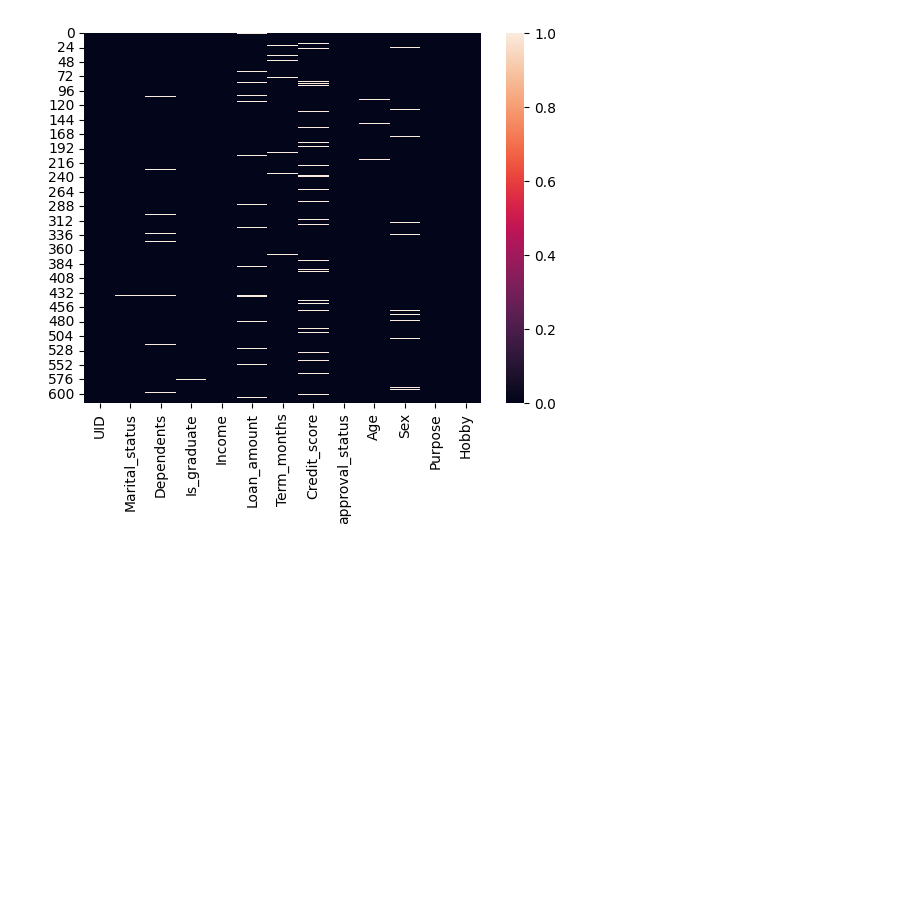
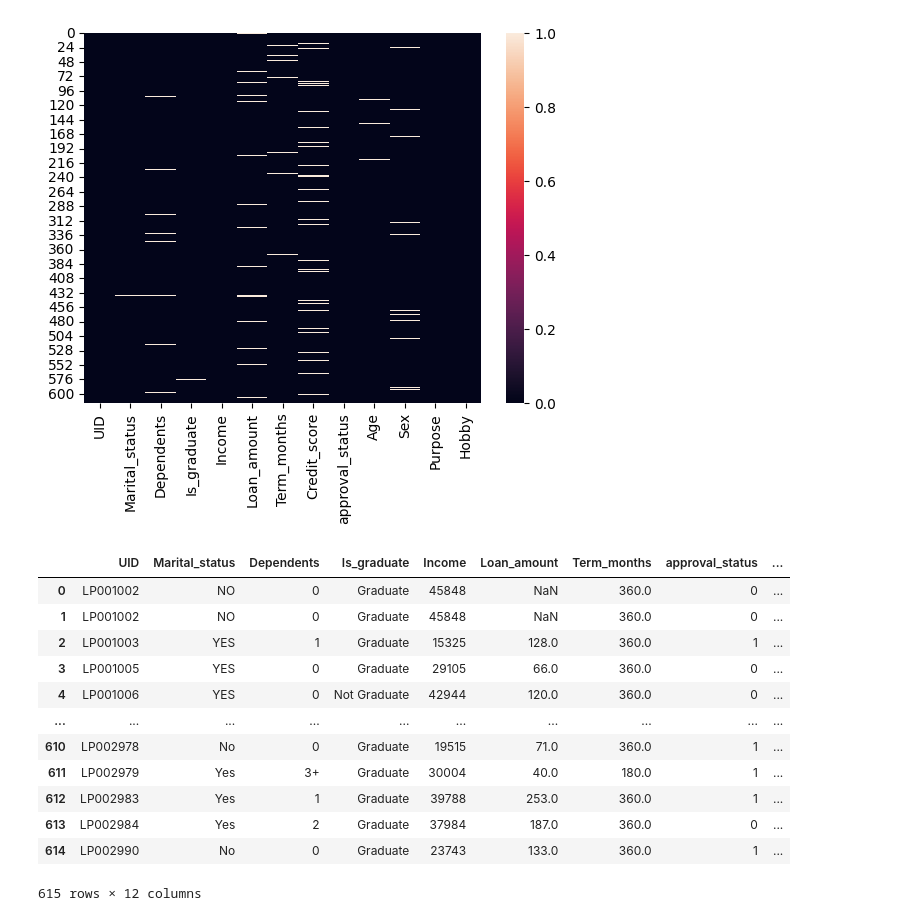
Before and after one commit to sangitgyawali/learning_machine_learning, a Jupyter notebook: handling_missing_values/missing.ipynb, the cells around one changed output. Saved outputs shown, nothing was run; the diff lists cells and outputs as text; code cells hidden in the pictures; blank space fills up the shorter version.

Commit message:
Deleting column

```diff
--- a/handling_missing_values/missing.ipynb
+++ b/handling_missing_values/missing.ipynb
@@ -37,3 +37,19 @@ sns.heatmap(dataset.isnull())
 plt.show()
 # %% [output]
 [figure]
+# %%
+dataset.drop(columns=["Credit_score"])
+# %% [output]
+|  | UID | Marital_status | Dependents | Is_graduate | Income | Loan_amount | Term_months | approval_status | ... |
+| 0 | LP001002 | NO | 0 | Graduate | 45848 | NaN | 360.0 | 0 | ... |
+| 1 | LP001002 | NO | 0 | Graduate | 45848 | NaN | 360.0 | 0 | ... |
+| 2 | LP001003 | YES | 1 | Graduate | 15325 | 128.0 | 360.0 | 1 | ... |
+| 3 | LP001005 | YES | 0 | Graduate | 29105 | 66.0 | 360.0 | 0 | ... |
+| 4 | LP001006 | YES | 0 | Not Graduate | 42944 | 120.0 | 360.0 | 0 | ... |
+| ... | ... | ... | ... | ... | ... | ... | ... | ... | ... |
+| 610 | LP002978 | No | 0 | Graduate | 19515 | 71.0 | 360.0 | 1 | ... |
+| 611 | LP002979 | Yes | 3+ | Graduate | 30004 | 40.0 | 180.0 | 1 | ... |
+| 612 | LP002983 | Yes | 1 | Graduate | 39788 | 253.0 | 360.0 | 1 | ... |
+| 613 | LP002984 | Yes | 2 | Graduate | 37984 | 187.0 | 360.0 | 0 | ... |
+| 614 | LP002990 | No | 0 | Graduate | 23743 | 133.0 | 360.0 | 1 | ... |
+615 rows × 12 columns
```
